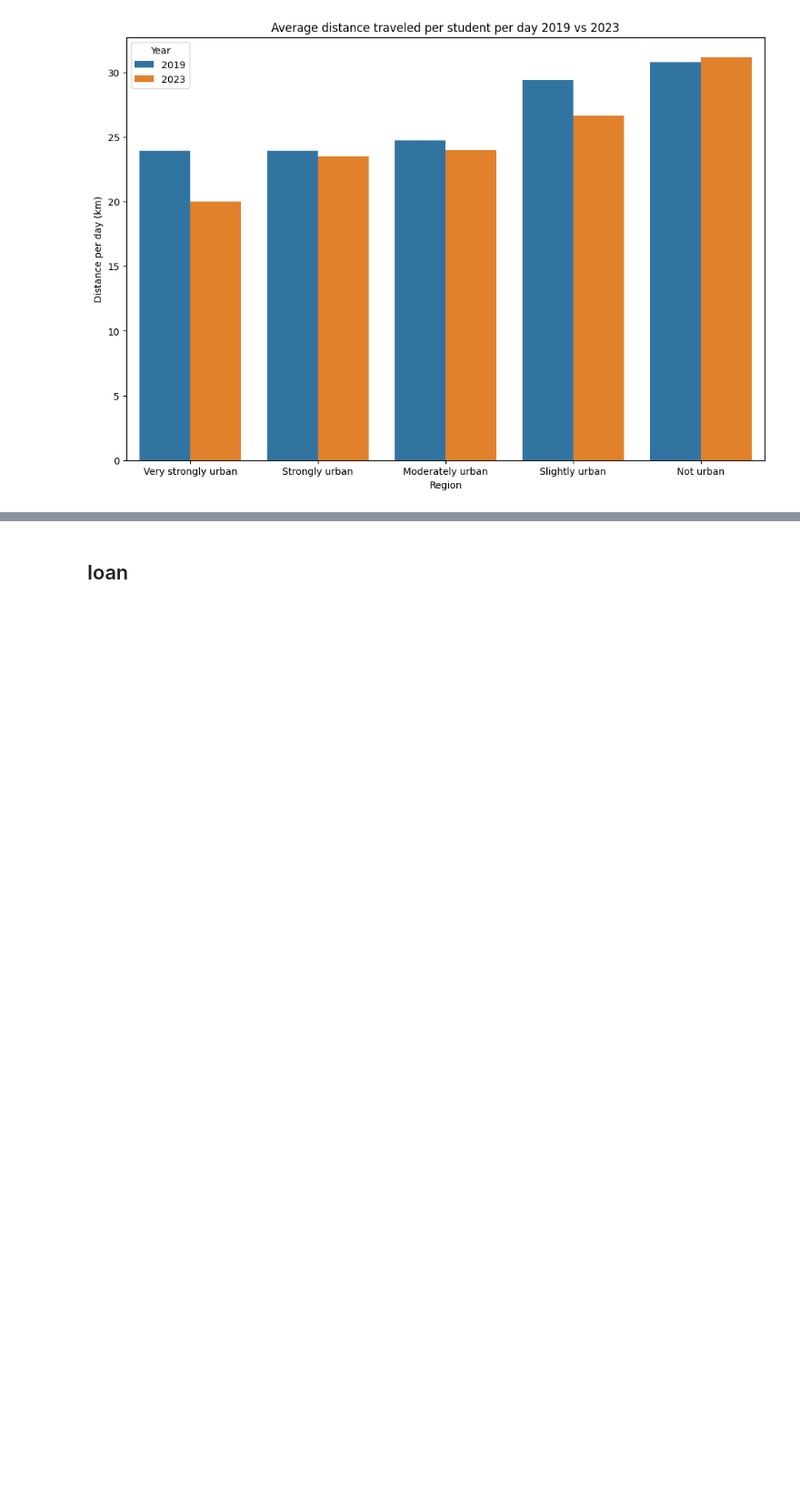
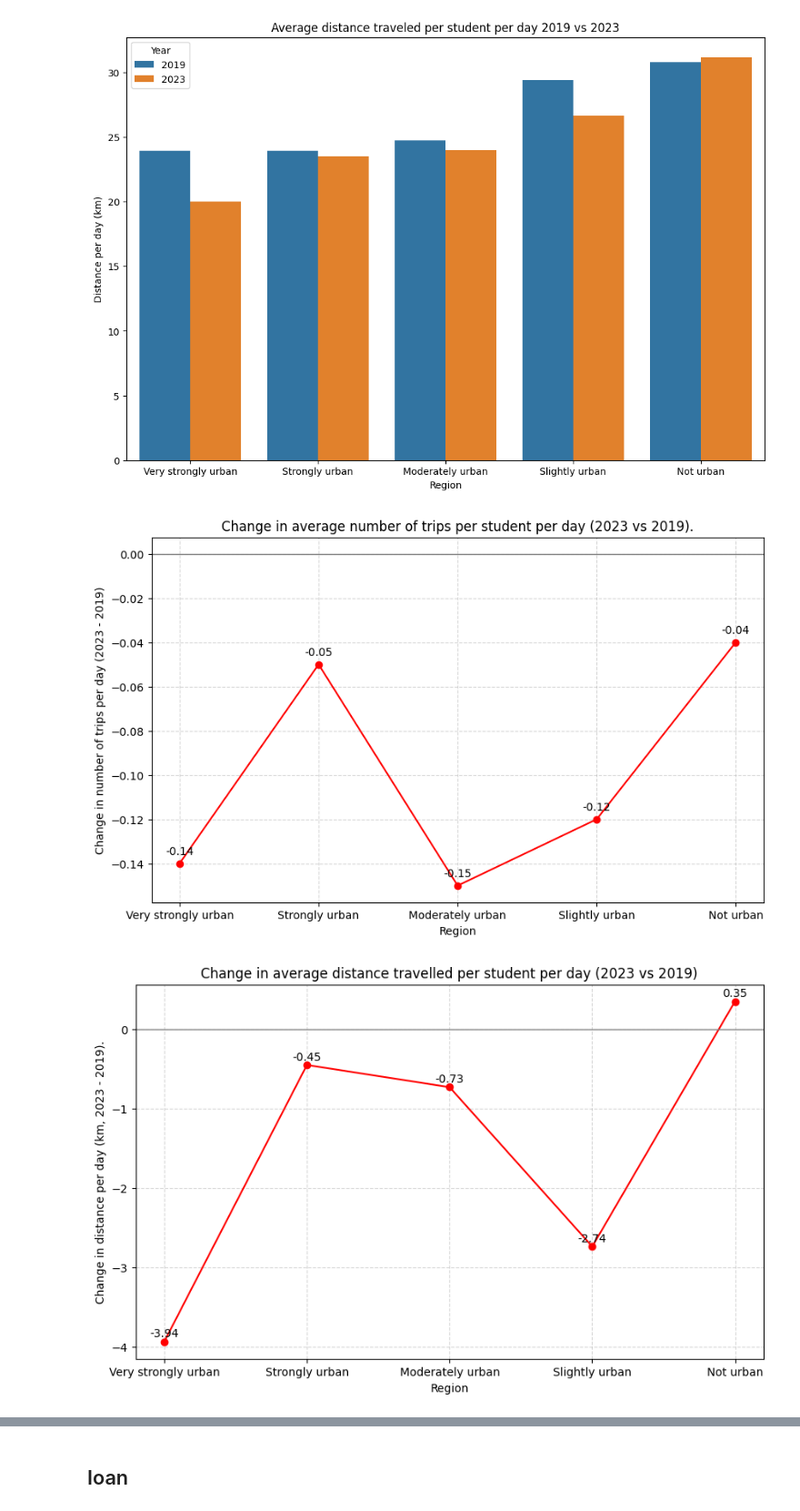
Before and after one commit to wendyqxc/Group8, a Jupyter notebook: Code_per_person.ipynb, the cells around one changed output, grey strips where cells are left out. Shown: that part at 91% size. Drawn from its saved outputs; the diff is of its cells as text; code cells hidden in the pictures; blank space fills up the shorter version.

```diff
--- a/Code_per_person.ipynb
+++ b/Code_per_person.ipynb
@@ -137,6 +137,58 @@ plt.show()
 # %% [output]
 [figure]
 [figure]
+# %%
+# Difference between 2023 and 2019
+# Record region order
+regio_order = ['Very strongly urban', 'Strongly urban', 'Moderately urban', 'Slightly urban', 'Not urban']
+
+# Make pivot
+pivot_aantal = data_plot.pivot(index='Regio', columns='Jaar', values='Aantal verplaatsingen')
+pivot_afstand = data_plot.pivot(index='Regio', columns='Jaar', values='Afstand (km)')
+
+# Set index as categorical to maintain order
+pivot_aantal.index = pd.CategoricalIndex(pivot_aantal.index, categories=regio_order, ordered=True)
+pivot_afstand.index = pd.CategoricalIndex(pivot_afstand.index, categories=regio_order, ordered=True)
+
+# Sort according to the desired order
+pivot_aantal = pivot_aantal.sort_index()
+pivot_afstand = pivot_afstand.sort_index()
+
+# Calculate difference (2023 - 2019)
+pivot_aantal['Verschil'] = pivot_aantal['2023'] - pivot_aantal['2019']
+pivot_afstand['Verschil'] = pivot_afstand['2023'] - pivot_afstand['2019']
+
+
+# Make function for graphs
+def plot_change(pivot_df, title, ylabel, color, offset):
+    plt.figure(figsize=(10,6))
+
+    plt.plot(range(len(pivot_df.index)), pivot_df['Verschil'], linestyle='-', marker='o', color=color)
+    for i, val in enumerate(pivot_df['Verschil']):
+        plt.text(i, val + offset, f"{val:.2f}", ha='center', va='bottom', fontsize=10)
+
+
+    plt.axhline(0, color='gray', linewidth=1)
+    plt.title(title)
+    plt.ylabel(ylabel)
+    plt.xlabel('Region')
+    plt.xticks(range(len(pivot_df.index)), pivot_df.index)
+    plt.grid(True, linestyle='--', alpha=0.5)
+    plt.show()
+
+# Plot graphs
+plot_change(pivot_aantal,
+            'Change in average number of trips per student per day (2023 vs 2019).',
+            'Change in number of trips per day (2023 - 2019)',
+            color='red', offset=0.003)
+
+plot_change(pivot_afstand,
+            'Change in average distance travelled per student per day (2023 vs 2019).',
+            'Change in distance per day (km, 2023 - 2019)',
+            color='red', offset=0.03)
+# %% [output]
+[figure, added]
+[figure, added]
 # %%
 # Region and year mapping
 regio_list = ['Very strongly urban', 'Strongly urban', 'Moderately urban', 'Slightly urban', 'Not urban']
```
Also changed, not shown: parts of 1 cell of this notebook.
